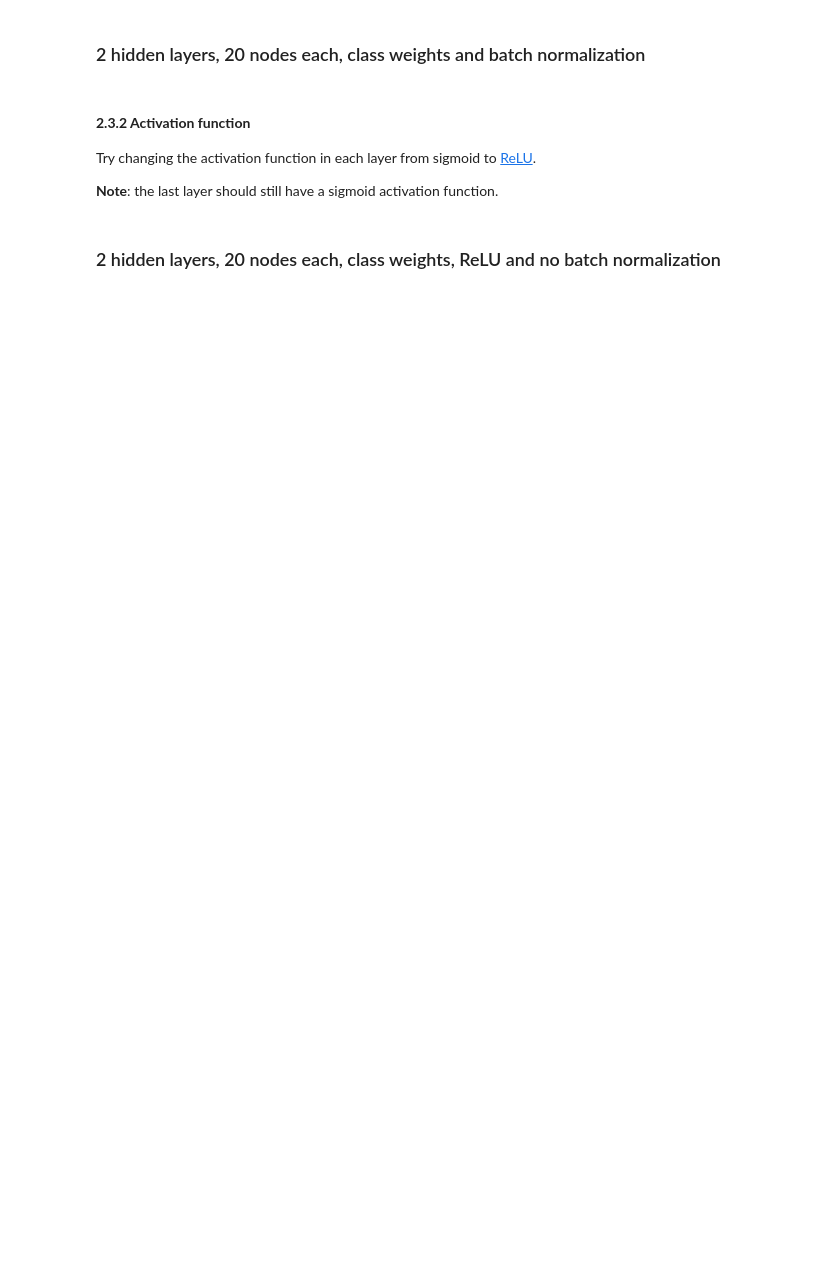
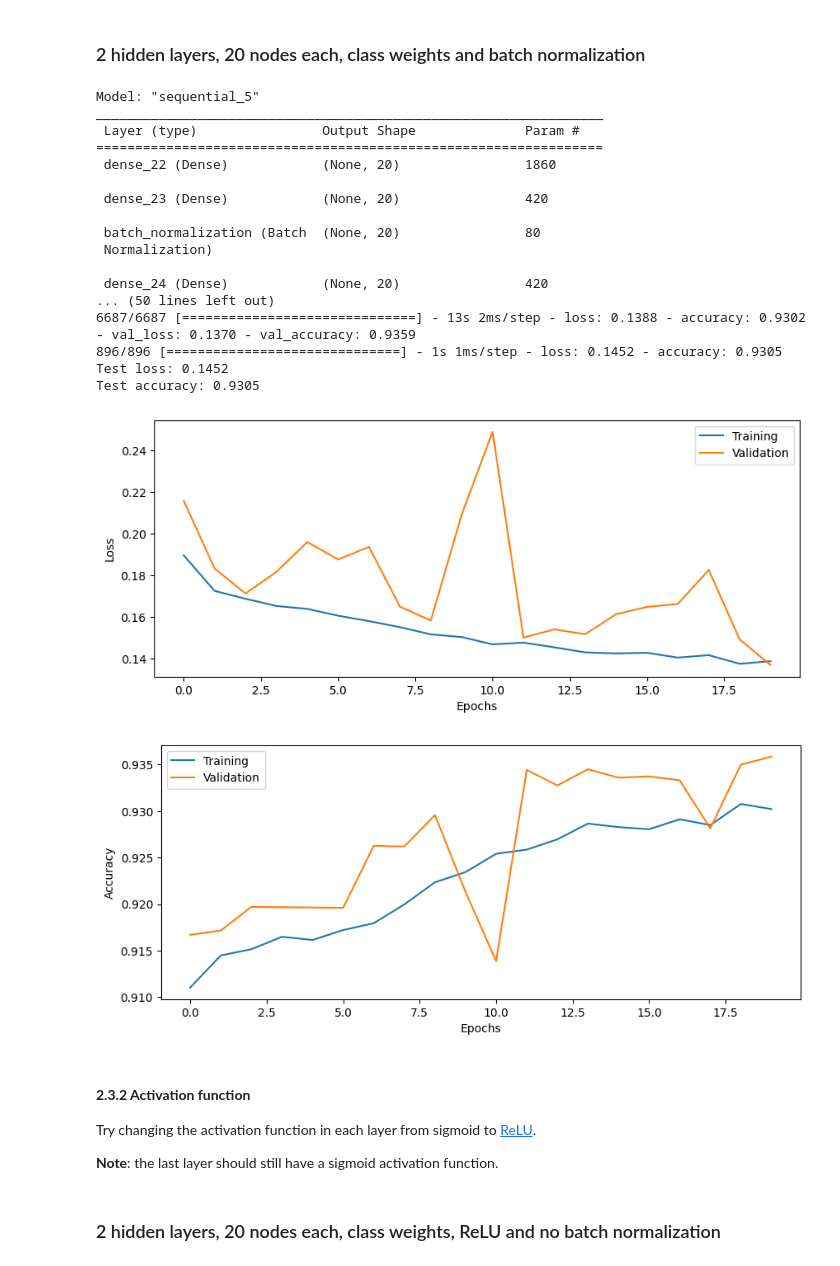
Before and after one commit to PranavC225/732A82_Deep_Learning, a Jupyter notebook: 2_DNN/DNN_Lab.ipynb, the cells around one changed output. Saved outputs shown, nothing was run; the diff lists cells and outputs as text; code cells hidden in the pictures; blank space fills up the shorter version.

```diff
--- a/2_DNN/DNN_Lab.ipynb
+++ b/2_DNN/DNN_Lab.ipynb
@@ -472,23 +472,45 @@ See the [documentation](https://keras.io/layers/normalization/) for information
 # %%
 # --------------------------------------------
 # === Your code here =========================
 # --------------------------------------------
 
 # Build and train model
-model6 = ???
+model6 = build_DNN(input_shape = (92, ), n_hidden_layers = 2, n_hidden_units = 20,
+                   loss = BinaryCrossentropy(), learning_rate = 0.1, use_bn = True, print_summary = True)
 
-history6 = ???
+history6 = model6.fit(Xtrain, Ytrain, epochs = 20, batch_size = 20,
+                      validation_data = (Xval, Yval), class_weight = class_weights, verbose = 1)
 
 # Evaluate model on test data
-score = ???
+score = model6.evaluate(Xtest, Ytest)
 
 # ============================================
 
 print('Test loss: %.4f' % score[0])
 print('Test accuracy: %.4f' % score[1])
 
 # Plot the history from the training run
 plot_results(history6)
+# %% [output]
+Model: "sequential_5"
+_________________________________________________________________
+ Layer (type)                Output Shape              Param #
+=================================================================
+ dense_22 (Dense)            (None, 20)                1860
+
+ dense_23 (Dense)            (None, 20)                420
+
+ batch_normalization (Batch  (None, 20)                80
+ Normalization)
+
+ dense_24 (Dense)            (None, 20)                420
+... (50 lines left out)
+6687/6687 [==============================] - 13s 2ms/step - loss: 0.1388 - accuracy: 0.9302 - val_loss: 0.1370 - val_accuracy: 0.9359
+896/896 [==============================] - 1s 1ms/step - loss: 0.1452 - accuracy: 0.9305
+Test loss: 0.1452
+Test accuracy: 0.9305
+[figure, added]
+[figure, added]
 # %% [markdown]
 #### **2.3.2 Activation function**
 
```
Also changed, not shown: parts of 6 cells of this notebook.
